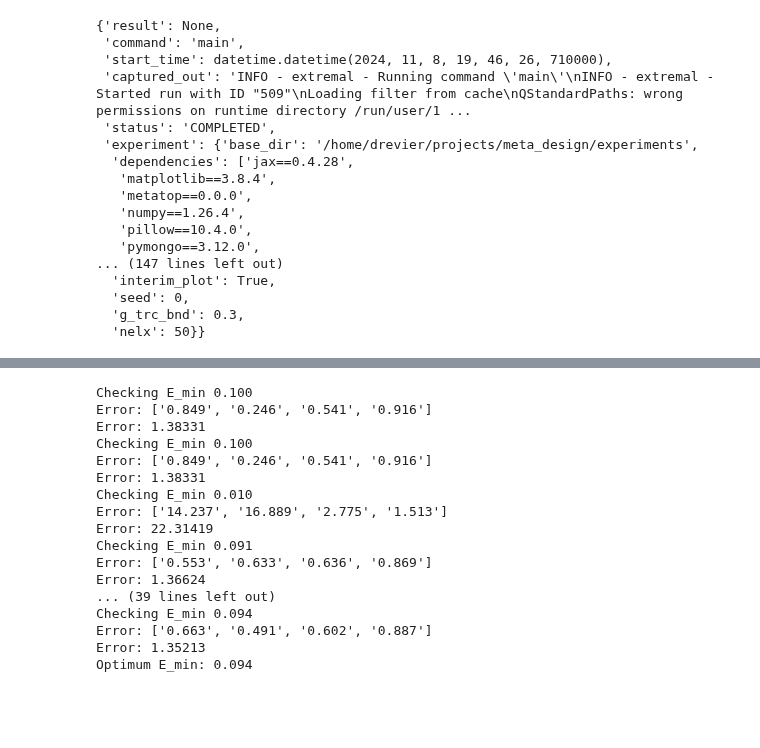
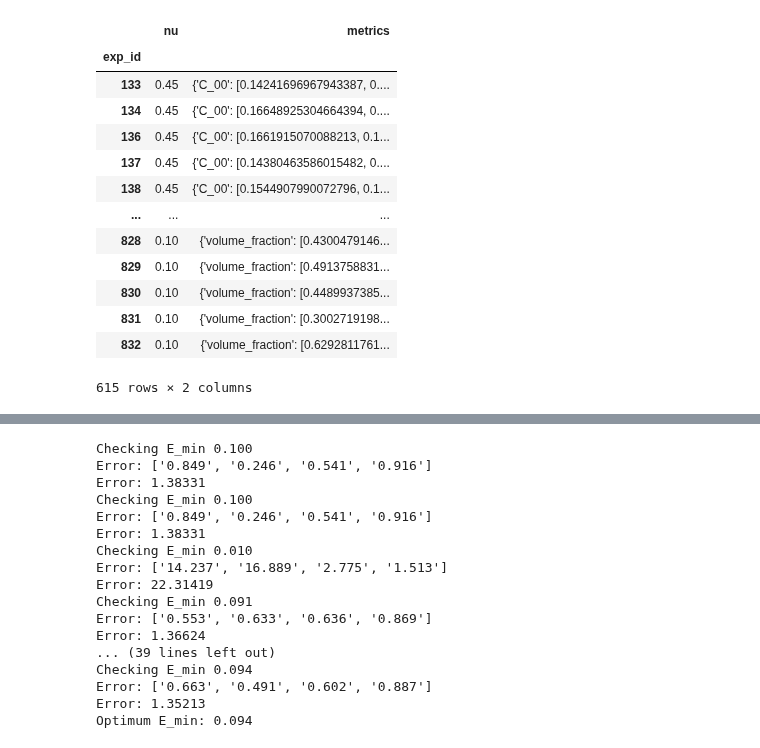
Before and after one commit to TransformativeRoboticsLab/FDE-Metamaterials, a Jupyter notebook: analysis/analyze_experiments.ipynb, the cells around one changed output, grey strips where cells are left out. Drawn from its saved outputs; the diff is of its cells as text; code cells hidden in the pictures; blank space fills up the shorter version.

```diff
--- a/analysis/analyze_experiments.ipynb
+++ b/analysis/analyze_experiments.ipynb
@@ -35,20 +47,39 @@ array([[ 0.2026347 ,  0.00111676, -0.00022015],
-# %%
-e.to_dict()
-# %% [output]
-{'result': None,
- 'command': 'main',
- 'start_time': datetime.datetime(2024, 11, 8, 19, 46, 26, 710000),
- 'captured_out': 'INFO - extremal - Running command \'main\'\nINFO - extremal - Started run with ID "509"\nLoading filter from cache\nQStandardPaths: wrong permissions on runtime directory /run/user/1 ...
- 'status': 'COMPLETED',
- 'experiment': {'base_dir': '/home/drevier/projects/meta_design/experiments',
-  'dependencies': ['jax==0.4.28',
-   'matplotlib==3.8.4',
-   'metatop==0.0.0',
-   'numpy==1.26.4',
-   'pillow==10.4.0',
-   'pymongo==3.12.0',
-... (147 lines left out)
-  'interim_plot': True,
-  'seed': 0,
-  'g_trc_bnd': 0.3,
-  'nelx': 50}}
+# %%
+query = {
+    "$and":
+        [
+            {'experiment.name': 'extremal'},
+            {'status': 'COMPLETED'},
+            # {'config.single_sim': True},
+            {'omniboard.tags': {'$nin': ['Bad']}}
+]}
+
+exps = loader.find(query)
+df = exps.project(on=['config.nu', 'metrics'])
+# df['nu'].unique()
+df
+# exps2 = loader.find({'experiment.name': 'extremal'})
+# exps1[0].id == exps2[0].id
+
+# exps = loader.find({'experiment.name': 'extremal'})
+# exps = list(filter(lambda e: e.status == 'COMPLETED', exps))
+# exps = list(filter(lambda e: getattr(e.config, 'single_sim', False), exps))
+# e = loader.find_by_id(666)
+# e = exps[0]
+# e.to_dict()
+# getattr()
+# %% [output]
+|  | nu | metrics |
+| exp_id |  |  |
+| 133 | 0.45 | {'C_00': [0.14241696967943387, 0.... |
+| 134 | 0.45 | {'C_00': [0.16648925304664394, 0.... |
+| 136 | 0.45 | {'C_00': [0.1661915070088213, 0.1... |
+| 137 | 0.45 | {'C_00': [0.14380463586015482, 0.... |
+| 138 | 0.45 | {'C_00': [0.1544907990072796, 0.1... |
+| ... | ... | ... |
+| 828 | 0.10 | {'volume_fraction': [0.4300479146... |
+| 829 | 0.10 | {'volume_fraction': [0.4913758831... |
+| 830 | 0.10 | {'volume_fraction': [0.4489937385... |
+| 831 | 0.10 | {'volume_fraction': [0.3002719198... |
+| 832 | 0.10 | {'volume_fraction': [0.6292811761... |
+615 rows × 2 columns
```
Also changed, not shown: parts of 4 cells of this notebook.
